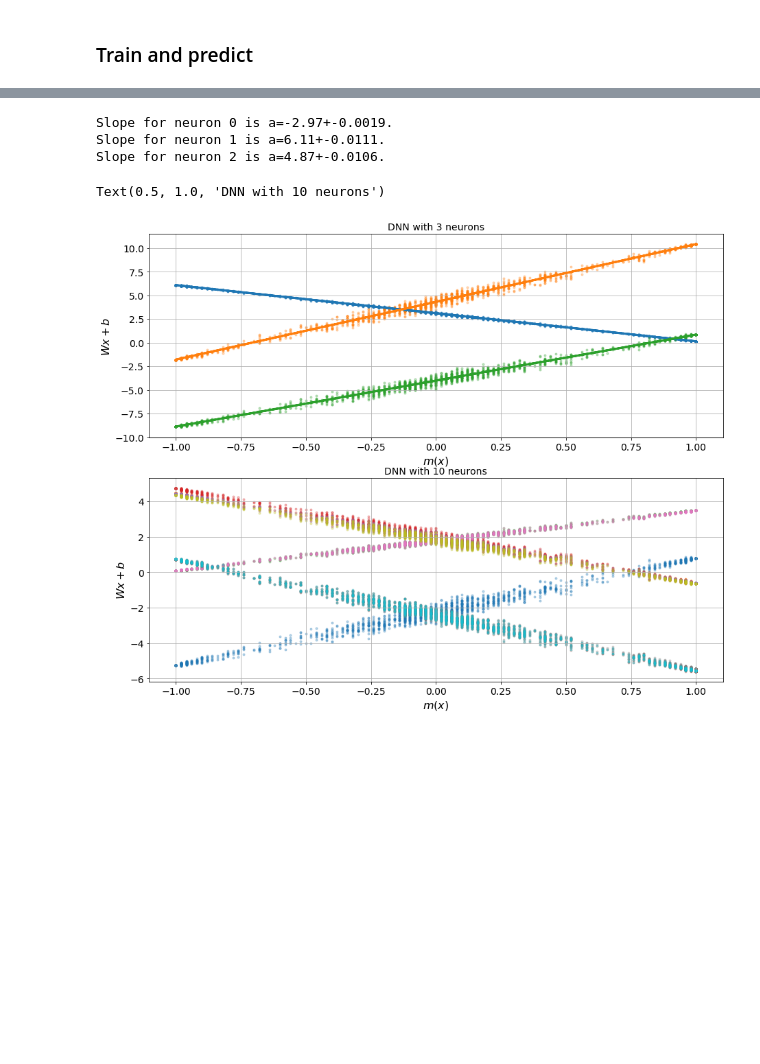
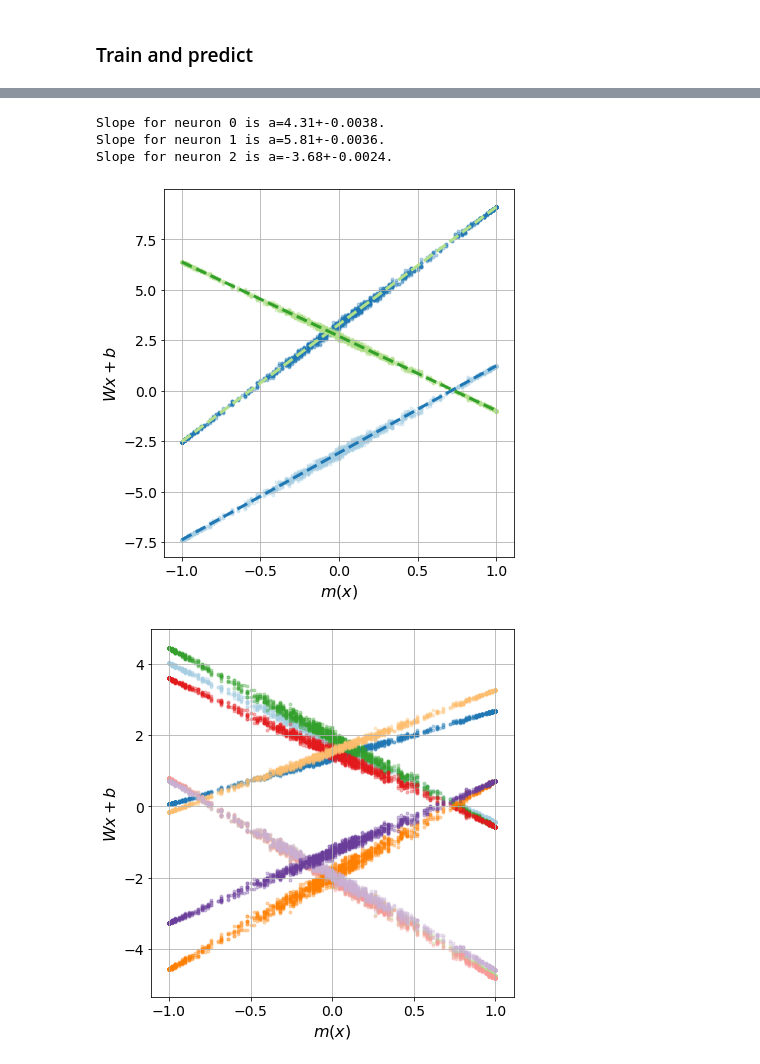
Before and after one commit to elindgren/lfd_project, a Jupyter notebook: Project 2/(Extra) Toy model.ipynb, the cells around one changed output, grey strips where cells are left out. Saved outputs shown, nothing was run; the diff lists cells and outputs as text; code cells hidden in the pictures; blank space fills up the shorter version.

```diff
--- a/Project 2/(Extra) Toy model.ipynb
+++ b/Project 2/(Extra) Toy model.ipynb
@@ -11,6 +11,7 @@ import numpy as np
 from scipy.optimize import curve_fit
 import matplotlib.pyplot as plt
 from sklearn.model_selection import train_test_split
+import seaborn as sns
 
 from tensorflow import keras
 from tensorflow.keras.models import Sequential
@@ -25,6 +26,7 @@ from sklearn.metrics import accuracy_score
 
 np.random.seed(42)
 
+
 # Custom imports
 from lattice import Lattice
 
@@ -35,6 +37,11 @@ plt.rc('axes', labelsize=16)    # fontsize of the x and y labels
 plt.rc('xtick', labelsize=14)    # fontsize of the tick labels
 plt.rc('ytick', labelsize=14)    # fontsize of the tick labels
 plt.rc('legend', fontsize=14)    # legend fontsize
+
+#sns.set_palette(sns.husl_palette(4, h=0.7))
+#flatui = ["#9b59b6", "#3498db", "#95a5a6", "#e74c3c", "#34495e", "#2ecc71"]
+#sns.set_palette(flatui)
+sns.set_palette('Paired')
 # %% [markdown]
 ## ----------------------- CODE FROM PROJECT DESCRIPTION -----------------------
 # %%
@@ -212,7 +219,7 @@ def create_dnn(data, n_neurons=3):
     model.add(Flatten(input_shape=(data.shape[1], data.shape[2])))  # Flatten the 10x10 grid
     hidden_layer = Dense(n_neurons,
                     activation='sigmoid',
-                    kernel_regularizer=regularizers.l2(0.02))
+                    kernel_regularizer=regularizers.l2(0.05))
     model.add(hidden_layer)
     model.add(Dense(2, activation='sigmoid'))
     model.compile(optimizer='adam',
@@ -220,6 +227,8 @@ def create_dnn(data, n_neurons=3):
                  metrics=['accuracy'])
     return model, hidden_layer
 
+
+assert 1 == 0 # Block unintended execution of cell - TODO remove
 dnn_3, hidden_layer_3 = create_dnn(m_train, 3)
 dnn_3.summary()
 
@@ -227,7 +236,7 @@ dnn_3.summary()
 hist = dnn_3.fit(x=m_train,
                y=y_train,
                validation_data=(m_test, y_test),
-               epochs=150,
+               epochs=80,
                batch_size=64,
                verbose=0,
                 callbacks=[epochCallback()])
@@ -329,47 +338,54 @@ def lin_func(x,a,b):
 W_3 = hidden_layer_3.get_weights()[0]
 b_3 = hidden_layer_3.get_weights()[1]
 
 # For 10 neurons
 W_10 = hidden_layer_10.get_weights()[0]
 b_10 = hidden_layer_10.get_weights()[1]
 
 
 # The magnetization is the average value of the lattices
 mag_vec = m_test.mean(axis=(1,2))
 
 # Rearrange the test data so that it fits our weights - flatten it
 m_test_flat = np.array([m_test[i].flatten() for i in range(len(m_test))])
 
 # Calculate intermediate output
 inter_out_3 = m_test_flat@W_3 + b_3.T
 inter_out_10 = m_test_flat@W_10 + b_10.T
 
 # Plot and do linefits
 
-fig, ax = plt.subplots(2, figsize=(15,12))
+m_vec = np.linspace(-1,1,1000)
+
+fig, ax1 = plt.subplots(figsize=(6,6))
 for idx in range(inter_out_3.shape[-1]):
     # Do line fits to 3 neuron data
     popt, pcov = curve_fit(lin_func, mag_vec, inter_out_3[:,idx])
     perr = np.sqrt(np.diag(pcov))
     print(f'Slope for neuron {idx} is a={np.round(popt[0],2)}+-{np.round(perr[0], 4)}.')
-    ax[0].plot(mag_vec, lin_func(mag_vec, popt[0], popt[1]), linewidth=3, label=f'Linefit neuron {idx}')
-    ax[0].scatter(mag_vec, inter_out_3[:,idx], alpha=0.3, marker='.', label=f'Neuron {idx}')
-ax[0].grid()
-ax[0].set_xlabel(r'$m(x)$')
-ax[0].set_ylabel(r'$Wx+b$')
+    ax1.scatter(mag_vec, inter_out_3[:,idx], alpha=0.3, marker='.', label=f'Neuron {idx}')
+    ax1.plot(m_vec, lin_func(m_vec, popt[0], popt[1]), color=f'C{idx+1}', linestyle='--', linewidth=3, label=f'Linefit neuron {idx}')
+ax1.grid()
+ax1.set_xlabel(r'$m(x)$')
+ax1.set_ylabel(r'$Wx+b$')
+plt.tight_layout()
+plt.savefig('inter_output_3.png')
 #ax[0].legend(loc='best')
-ax[0].set_title("DNN with 3 neurons")
+#ax[0].set_title("DNN with 3 neurons")
 
+fig, ax2 = plt.subplots(figsize=(6,6))
 for idx in range(inter_out_10.shape[-1]):
-    ax[1].scatter(mag_vec, inter_out_10[:,idx], alpha=0.3, marker='.', label=f'Neuron {idx}')
-ax[1].grid()
-ax[1].set_xlabel(r'$m(x)$')
-ax[1].set_ylabel(r'$Wx+b$')
+    ax2.scatter(mag_vec, inter_out_10[:,idx], alpha=0.3, marker='.', label=f'Neuron {idx}')
+ax2.grid()
+ax2.set_xlabel(r'$m(x)$')
+ax2.set_ylabel(r'$Wx+b$')
+plt.tight_layout()
+plt.savefig('inter_output_10.png')
 #ax[1].legend(loc='best')
-ax[1].set_title("DNN with 10 neurons")
+#ax2.set_title("DNN with 10 neurons")
 # %% [output]
-Slope for neuron 0 is a=-2.97+-0.0019.
-Slope for neuron 1 is a=6.11+-0.0111.
-Slope for neuron 2 is a=4.87+-0.0106.
+Slope for neuron 0 is a=4.31+-0.0038.
+Slope for neuron 1 is a=5.81+-0.0036.
+Slope for neuron 2 is a=-3.68+-0.0024.
-Text(0.5, 1.0, 'DNN with 10 neurons')
-[figure, old version]
+[figure, new version]
+[figure, added]
```
Also changed, not shown: parts of 2 cells of this notebook, 18 other files.
